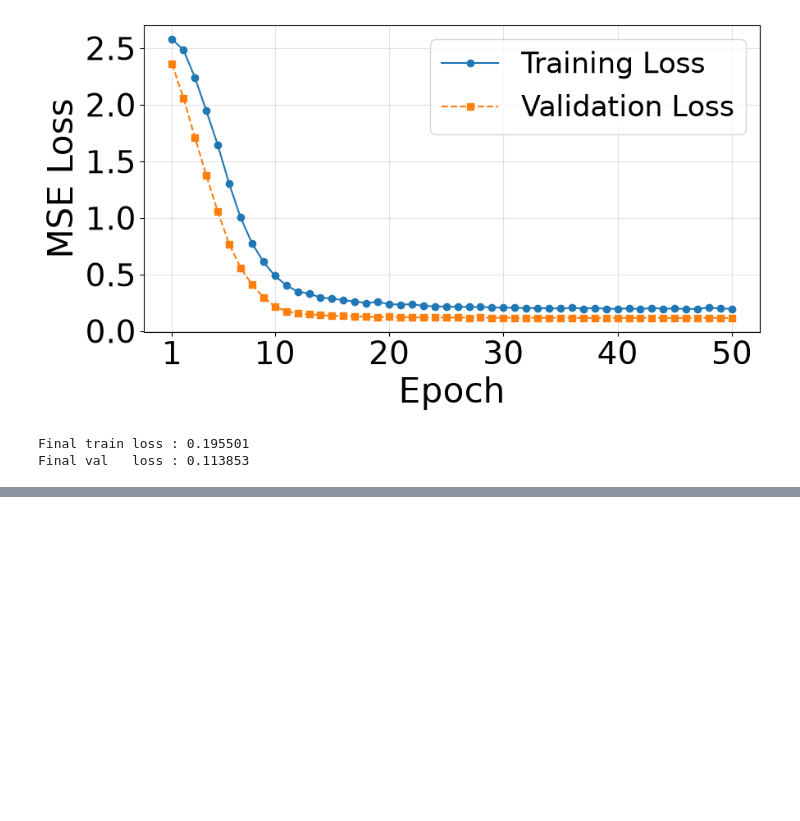
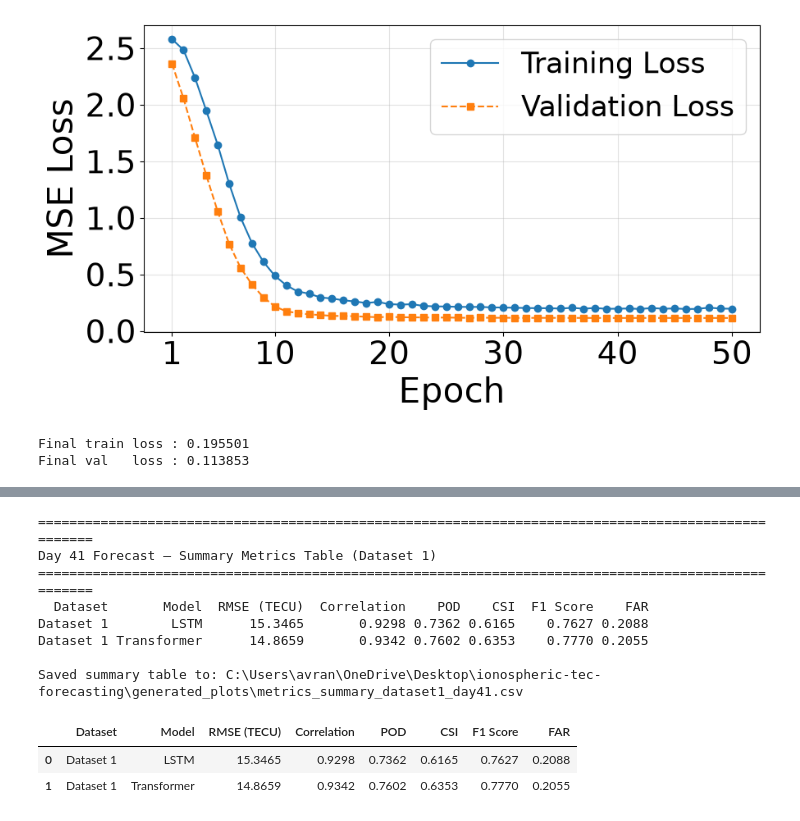
Before and after one commit to codewithavra/ionospheric-tec-forecasting, a Jupyter notebook: dataset1_forecasting.ipynb, the cells around one changed output, grey strips where cells are left out. Saved outputs shown, nothing was run; the diff lists cells and outputs as text; code cells hidden in the pictures; blank space fills up the shorter version.

```diff
--- a/dataset1_forecasting.ipynb
+++ b/dataset1_forecasting.ipynb
@@ -553,0 +369,6 @@ Saved TEC forecast summary to: C:\Users\avran\OneDrive\Desktop\ionospheric-tec-f
+# %%
+lstm_rmse_metric_1        = rmse(lstm_pred41_1, actual41_1)
+transformer_rmse_metric_1 = rmse(trans_pred41_1, actual41_1)
+
+print(f"LSTM RMSE:        {lstm_rmse_metric_1:.4f} TECU")
+print(f"Transformer RMSE: {transformer_rmse_metric_1:.4f} TECU")
@@ -553,0 +411,7 @@ Saved TEC forecast summary to: C:\Users\avran\OneDrive\Desktop\ionospheric-tec-f
+# %%
+lstm_f1_1        = f1_score(lstm_pred41_1, actual41_1, threshold=storm_threshold_1)
+transformer_f1_1 = f1_score(trans_pred41_1, actual41_1, threshold=storm_threshold_1)
+
+print("Dataset 1 — Day 41 F1 score")
+print(f"LSTM F1:        {lstm_f1_1:.4f}")
+print(f"Transformer F1: {transformer_f1_1:.4f}")
@@ -553,0 +422,7 @@ Saved TEC forecast summary to: C:\Users\avran\OneDrive\Desktop\ionospheric-tec-f
+# %%
+lstm_far_1        = false_alarm_ratio(lstm_pred41_1, actual41_1, threshold=storm_threshold_1)
+transformer_far_1 = false_alarm_ratio(trans_pred41_1, actual41_1, threshold=storm_threshold_1)
+
+print("Dataset 1 — Day 41 FAR")
+print(f"LSTM FAR:        {lstm_far_1:.4f}")
+print(f"Transformer FAR: {transformer_far_1:.4f}")
@@ -553,0 +592,47 @@ Saved TEC forecast summary to: C:\Users\avran\OneDrive\Desktop\ionospheric-tec-f
+# %%
+metrics_summary_1 = pd.DataFrame({
+    "Dataset": ["Dataset 1", "Dataset 1"],
+    "Model":   ["LSTM", "Transformer"],
+    "RMSE (TECU)": [
+        lstm_rmse_metric_1, transformer_rmse_metric_1,
+    ],
+    "Correlation": [
+        lstm_correlation_1, transformer_correlation_1,
+    ],
+    "POD": [
+        lstm_pod_1, transformer_pod_1,
+    ],
+    "CSI": [
+        lstm_csi_1, transformer_csi_1,
+    ],
+    "F1 Score": [
+        lstm_f1_1, transformer_f1_1,
+    ],
+    "FAR": [
+        lstm_far_1, transformer_far_1,
+    ],
+}).round(4)
+
+print("=" * 100)
+print("Day 41 Forecast — Summary Metrics Table (Dataset 1)")
+print("=" * 100)
+print(metrics_summary_1.to_string(index=False))
+
+summary_csv_path_1 = GENERATED_PLOTS_DIR / "metrics_summary_dataset1_day41.csv"
+GENERATED_PLOTS_DIR.mkdir(parents=True, exist_ok=True)
+metrics_summary_1.to_csv(summary_csv_path_1, index=False)
+print(f"\nSaved summary table to: {summary_csv_path_1}")
+
+metrics_summary_1
+# %% [output]
+====================================================================================================
+Day 41 Forecast — Summary Metrics Table (Dataset 1)
+====================================================================================================
+  Dataset       Model  RMSE (TECU)  Correlation    POD    CSI  F1 Score    FAR
+Dataset 1        LSTM      15.3465       0.9298 0.7362 0.6165    0.7627 0.2088
+Dataset 1 Transformer      14.8659       0.9342 0.7602 0.6353    0.7770 0.2055
+
+Saved summary table to: C:\Users\avran\OneDrive\Desktop\ionospheric-tec-forecasting\generated_plots\metrics_summary_dataset1_day41.csv
+|  | Dataset | Model | RMSE (TECU) | Correlation | POD | CSI | F1 Score | FAR |
+| 0 | Dataset 1 | LSTM | 15.3465 | 0.9298 | 0.7362 | 0.6165 | 0.7627 | 0.2088 |
+| 1 | Dataset 1 | Transformer | 14.8659 | 0.9342 | 0.7602 | 0.6353 | 0.7770 | 0.2055 |
```
Also changed, not shown: parts of 45 cells of this notebook.
